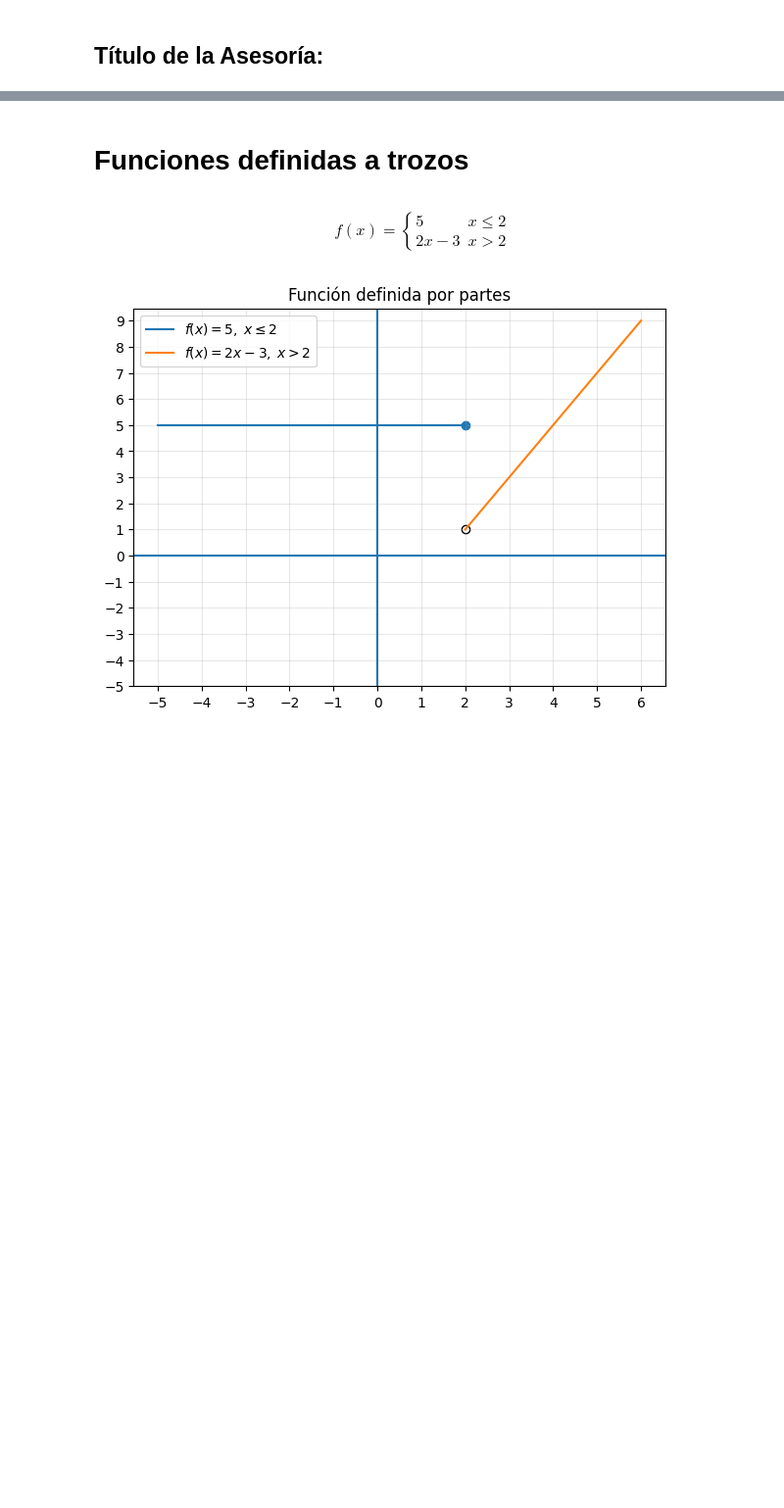
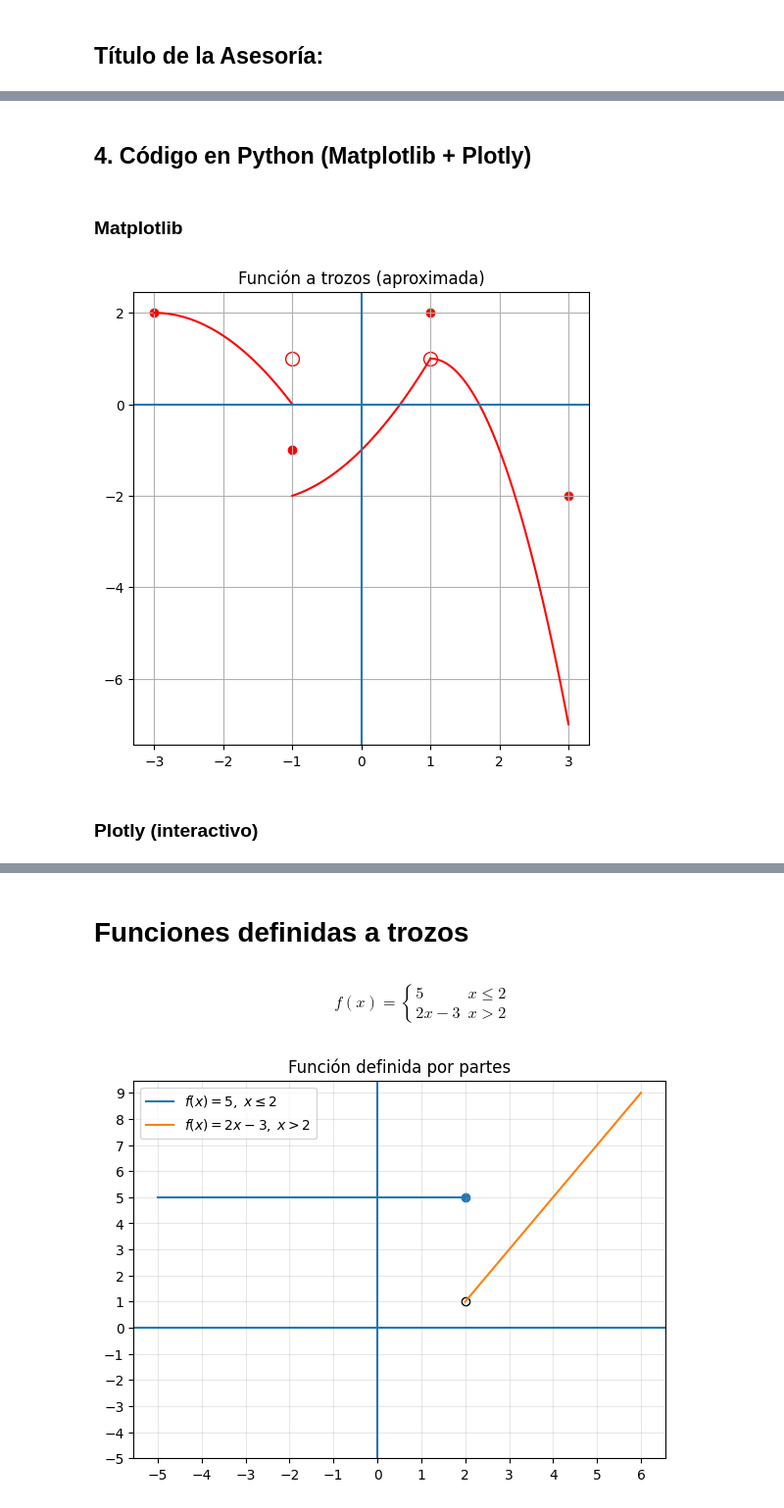
Before and after one commit to marco-canas/investigacion_en_asesoria, a Jupyter notebook: 9_calculo_diferencial/2_funcions_dominio_rango/funcionea_dominio_rango.ipynb, the cells around one changed output, grey strips where cells are left out. Shown at 98% size. Drawn from its saved outputs; the diff is of its cells as text; code cells hidden in the pictures; blank space fills up the shorter version.

```diff
--- a/9_calculo_diferencial/2_funcions_dominio_rango/funcionea_dominio_rango.ipynb
+++ b/9_calculo_diferencial/2_funcions_dominio_rango/funcionea_dominio_rango.ipynb
@@ -19,0 +85,46 @@ Un reconocimiento a mis estudiantes que han construido conmigo este saber pedag
+# %% [markdown]
+
+## **4. Código en Python (Matplotlib + Plotly)**
+# %% [markdown]
+
+### Matplotlib
+# %%
+import numpy as np
+import matplotlib.pyplot as plt
+
+# Tramo izquierdo
+x1 = np.linspace(-3, -1, 100)
+y1 = -0.5*(x1 + 3)**2 + 2
+
+# Tramo central
+x2 = np.linspace(-1, 1, 100)
+y2 = 1.5*x2 + 0.5*x2**2 - 1
+
+# Tramo derecho
+x3 = np.linspace(1, 3, 100)
+y3 = -2*(x3 - 1)**2 + 1
+
+plt.figure(figsize=(6,6))
+
+plt.plot(x1, y1, 'r')
+plt.plot(x2, y2, 'r')
+plt.plot(x3, y3, 'r')
+
+# Puntos abiertos
+plt.scatter([-1, 1], [1, 1], facecolors='white', edgecolors='r', s=100)
+
+# Puntos cerrados
+plt.scatter([-3, -1, 1, 3], [2, -1, 2, -2], color='red')
+
+plt.axhline(0)
+plt.axvline(0)
+plt.grid()
+
+plt.title("Función a trozos (aproximada)")
+plt.savefig(r"C:\Users\marco\Downloads\transformaciones_ln.png", bbox_inches='tight')
+plt.show()
+# %% [output]
+[figure, added]
+# %% [markdown]
+
+### Plotly (interactivo)
```
Also changed, not shown: parts of 5 cells of this notebook.
